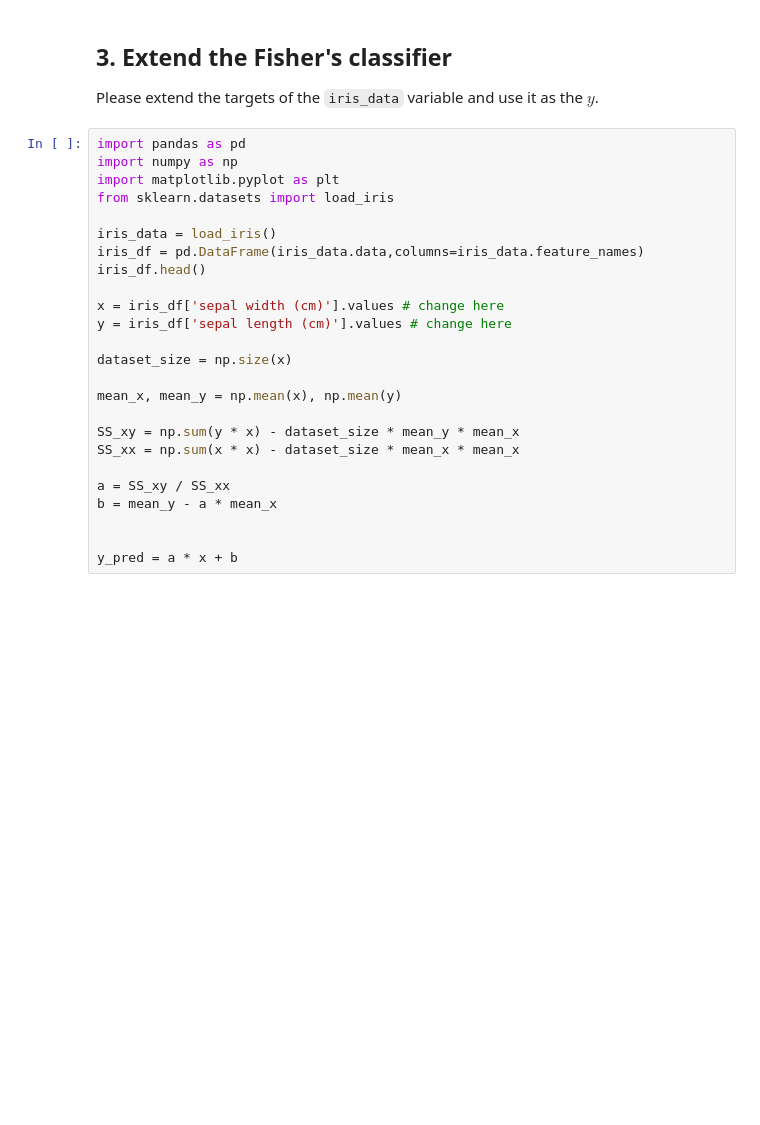
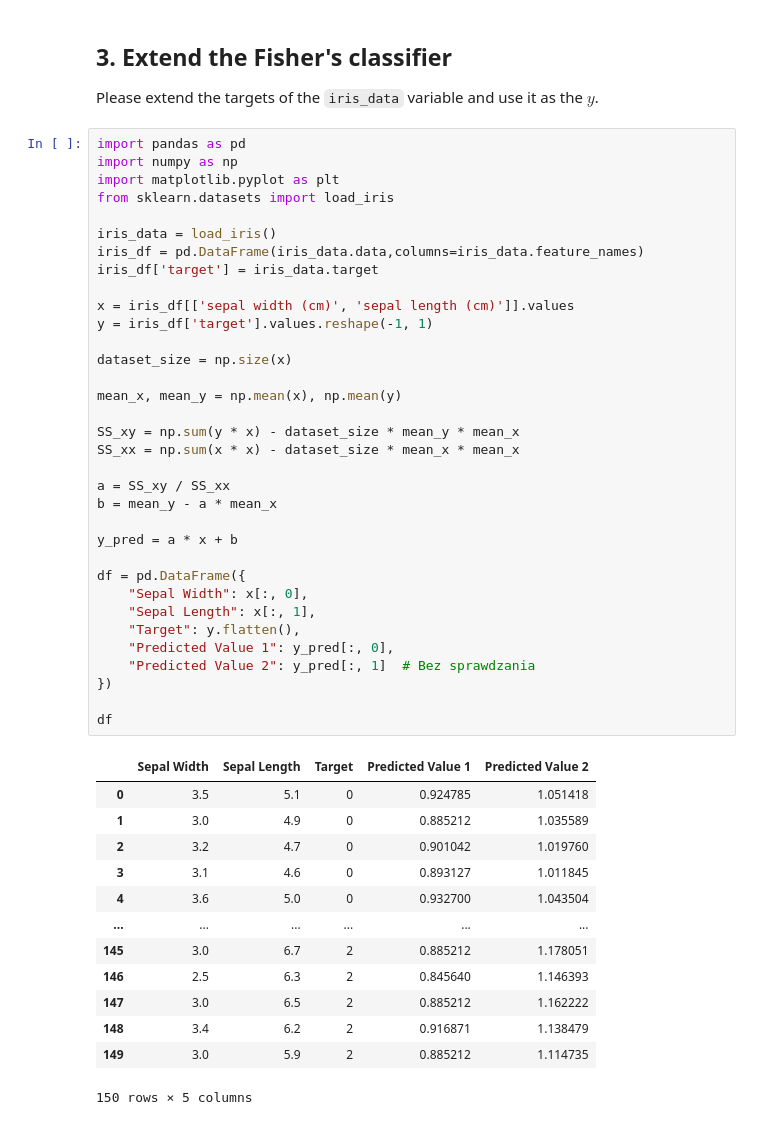
Before and after one commit to PawelJasinski25/machine-learning, a Jupyter notebook: 025_Exercises.ipynb, the cells around one changed output. Saved outputs shown, nothing was run; the diff lists cells and outputs as text; blank space fills up the shorter version.

```diff
--- a/025_Exercises.ipynb
+++ b/025_Exercises.ipynb
@@ -116,25 +114,48 @@ Please extend the targets of the ``iris_data`` variable and use it as the $y$.
 # %%
 import pandas as pd
 import numpy as np
 import matplotlib.pyplot as plt
 from sklearn.datasets import load_iris
 
 iris_data = load_iris()
 iris_df = pd.DataFrame(iris_data.data,columns=iris_data.feature_names)
-iris_df.head()
+iris_df['target'] = iris_data.target
 
-x = iris_df['sepal width (cm)'].values # change here
-y = iris_df['sepal length (cm)'].values # change here
+x = iris_df[['sepal width (cm)', 'sepal length (cm)']].values
+y = iris_df['target'].values.reshape(-1, 1)
 
 dataset_size = np.size(x)
 
 mean_x, mean_y = np.mean(x), np.mean(y)
 
 SS_xy = np.sum(y * x) - dataset_size * mean_y * mean_x
 SS_xx = np.sum(x * x) - dataset_size * mean_x * mean_x
 
 a = SS_xy / SS_xx
 b = mean_y - a * mean_x
 
+y_pred = a * x + b
 
-y_pred = a * x + b
+df = pd.DataFrame({
+    "Sepal Width": x[:, 0],
+    "Sepal Length": x[:, 1],
+    "Target": y.flatten(),
+    "Predicted Value 1": y_pred[:, 0],
+    "Predicted Value 2": y_pred[:, 1]  # Bez sprawdzania
+})
+
+df
+# %% [output]
+|  | Sepal Width | Sepal Length | Target | Predicted Value 1 | Predicted Value 2 |
+| 0 | 3.5 | 5.1 | 0 | 0.924785 | 1.051418 |
+| 1 | 3.0 | 4.9 | 0 | 0.885212 | 1.035589 |
+| 2 | 3.2 | 4.7 | 0 | 0.901042 | 1.019760 |
+| 3 | 3.1 | 4.6 | 0 | 0.893127 | 1.011845 |
+| 4 | 3.6 | 5.0 | 0 | 0.932700 | 1.043504 |
+| ... | ... | ... | ... | ... | ... |
+| 145 | 3.0 | 6.7 | 2 | 0.885212 | 1.178051 |
+| 146 | 2.5 | 6.3 | 2 | 0.845640 | 1.146393 |
+| 147 | 3.0 | 6.5 | 2 | 0.885212 | 1.162222 |
+| 148 | 3.4 | 6.2 | 2 | 0.916871 | 1.138479 |
+| 149 | 3.0 | 5.9 | 2 | 0.885212 | 1.114735 |
+150 rows × 5 columns
```
Also changed, not shown: parts of 1 cell of this notebook.
